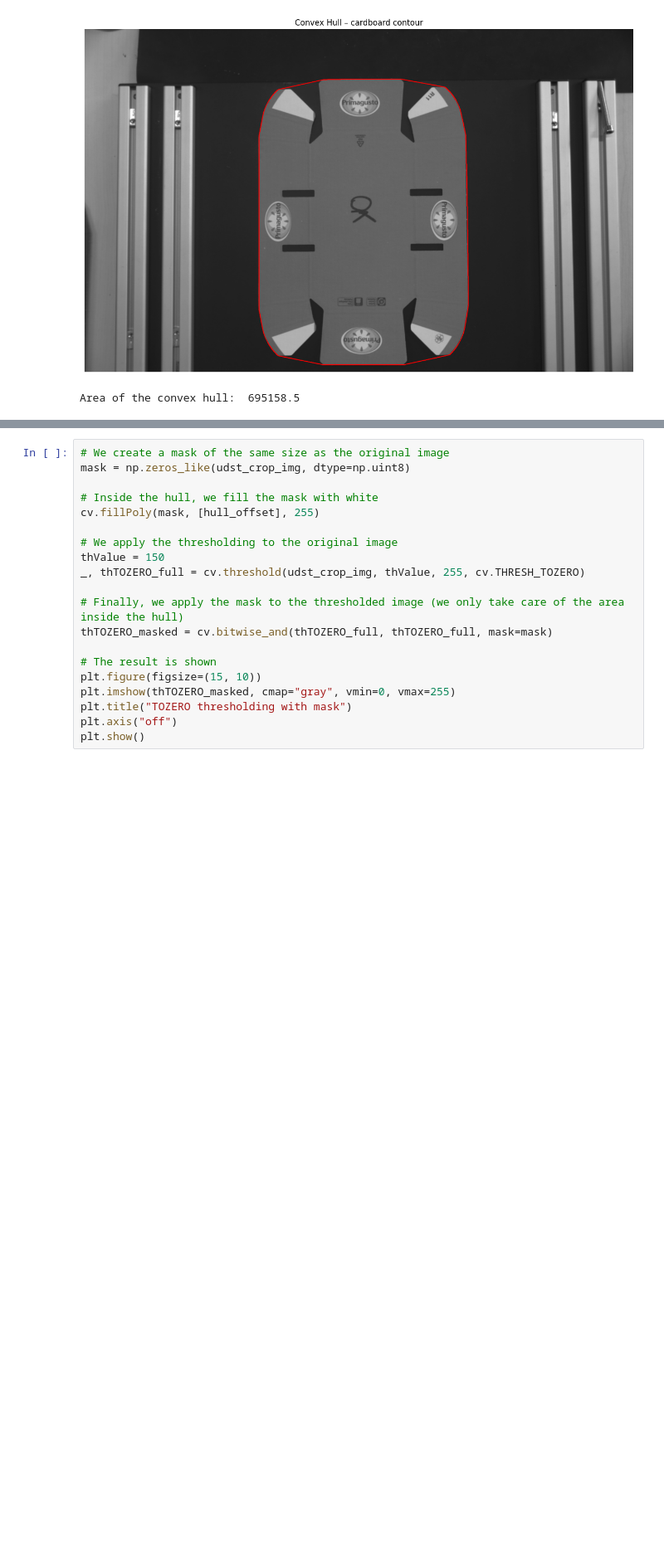
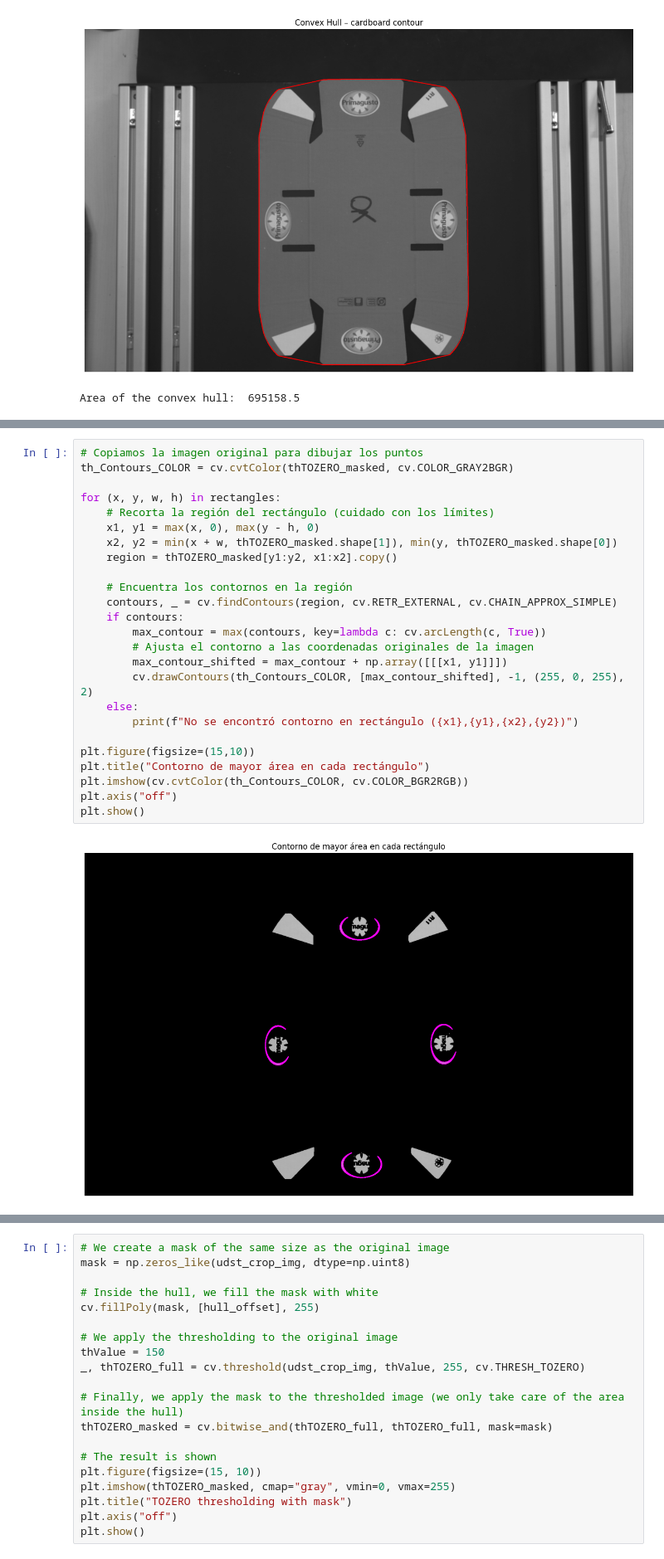
Before and after one commit to fore1806/CBFD, a Jupyter notebook: centerFinding.ipynb, the cells around one changed output, grey strips where cells are left out. Shown at 83% size. Saved outputs shown, nothing was run; the diff lists cells and outputs as text; blank space fills up the shorter version.

```diff
--- a/centerFinding.ipynb
+++ b/centerFinding.ipynb
@@ -171,0 +268,27 @@ Area of the convex hull:  695158.5
+# %%
+# Copiamos la imagen original para dibujar los puntos
+th_Contours_COLOR = cv.cvtColor(thTOZERO_masked, cv.COLOR_GRAY2BGR)
+
+for (x, y, w, h) in rectangles:
+    # Recorta la región del rectángulo (cuidado con los límites)
+    x1, y1 = max(x, 0), max(y - h, 0)
+    x2, y2 = min(x + w, thTOZERO_masked.shape[1]), min(y, thTOZERO_masked.shape[0])
+    region = thTOZERO_masked[y1:y2, x1:x2].copy()
+
+    # Encuentra los contornos en la región
+    contours, _ = cv.findContours(region, cv.RETR_EXTERNAL, cv.CHAIN_APPROX_SIMPLE)
+    if contours:
+        max_contour = max(contours, key=lambda c: cv.arcLength(c, True))
+        # Ajusta el contorno a las coordenadas originales de la imagen
+        max_contour_shifted = max_contour + np.array([[[x1, y1]]])
+        cv.drawContours(th_Contours_COLOR, [max_contour_shifted], -1, (255, 0, 255), 2)
+    else:
+        print(f"No se encontró contorno en rectángulo ({x1},{y1},{x2},{y2})")
+
+plt.figure(figsize=(15,10))
+plt.title("Contorno de mayor área en cada rectángulo")
+plt.imshow(cv.cvtColor(th_Contours_COLOR, cv.COLOR_BGR2RGB))
+plt.axis("off")
+plt.show()
+# %% [output]
+[figure, added]
```
Also changed, not shown: parts of 6 cells of this notebook.
